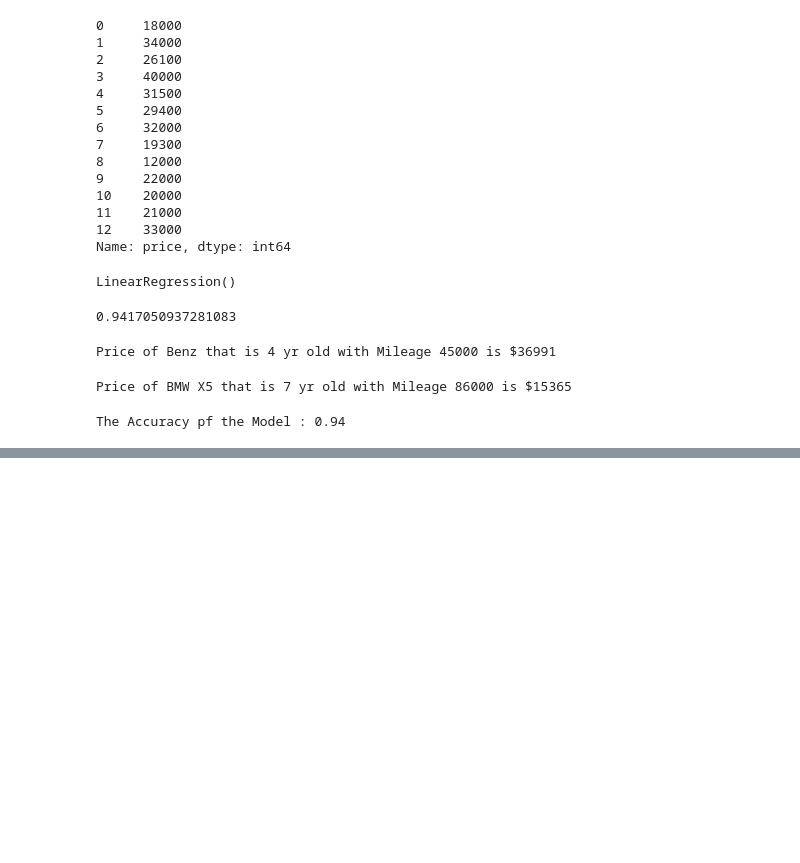
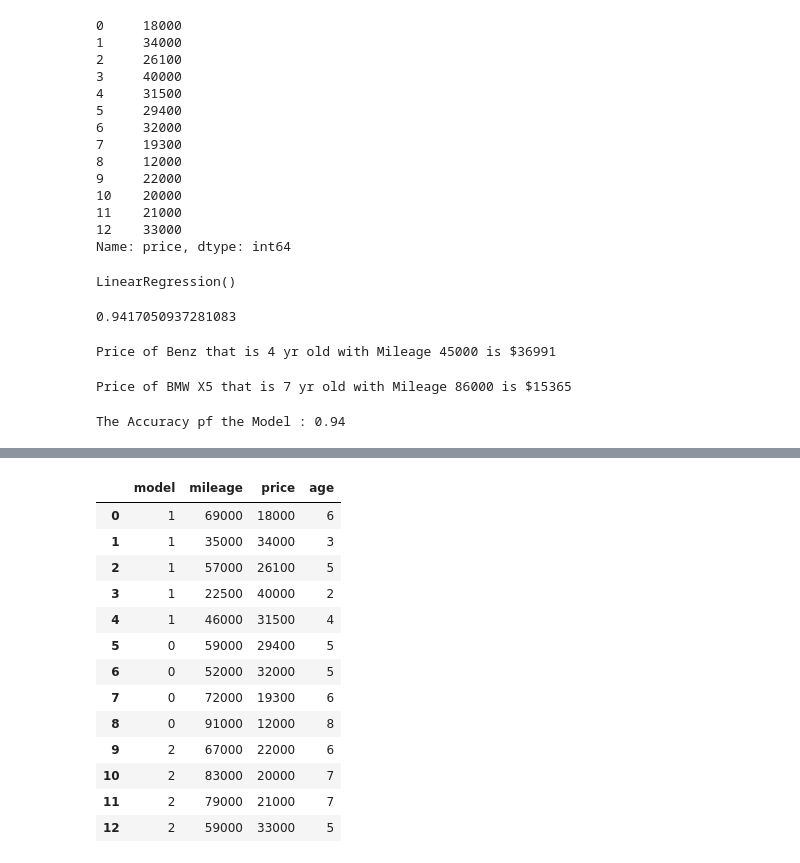
Before and after one commit to MohitPawaskar1/PGD-HPCSA, a Jupyter notebook: Machine Learning/Exercise/05. Dummy Variables and One Hot Encoding Practice.ipynb, the cells around one changed output, grey strips where cells are left out. Drawn from its saved outputs; the diff is of its cells as text; code cells hidden in the pictures; blank space fills up the shorter version.

```diff
--- a/Machine Learning/Exercise/05. Dummy Variables and One Hot Encoding Practice.ipynb
+++ b/Machine Learning/Exercise/05. Dummy Variables and One Hot Encoding Practice.ipynb
@@ -142,0 +145,3 @@ The Accuracy pf the Model : 0.94
+# %%
+le = LabelEncoder()
+df.head()
@@ -142,0 +155,19 @@ The Accuracy pf the Model : 0.94
+# %%
+dfle = df
+dfle.model = le.fit_transform(dfle.model)
+dfle
+# %% [output]
+|  | model | mileage | price | age |
+| 0 | 1 | 69000 | 18000 | 6 |
+| 1 | 1 | 35000 | 34000 | 3 |
+| 2 | 1 | 57000 | 26100 | 5 |
+| 3 | 1 | 22500 | 40000 | 2 |
+| 4 | 1 | 46000 | 31500 | 4 |
+| 5 | 0 | 59000 | 29400 | 5 |
+| 6 | 0 | 52000 | 32000 | 5 |
+| 7 | 0 | 72000 | 19300 | 6 |
+| 8 | 0 | 91000 | 12000 | 8 |
+| 9 | 2 | 67000 | 22000 | 6 |
+| 10 | 2 | 83000 | 20000 | 7 |
+| 11 | 2 | 79000 | 21000 | 7 |
+| 12 | 2 | 59000 | 33000 | 5 |
```
Also changed, not shown: parts of 13 cells of this notebook, 1 other file.
